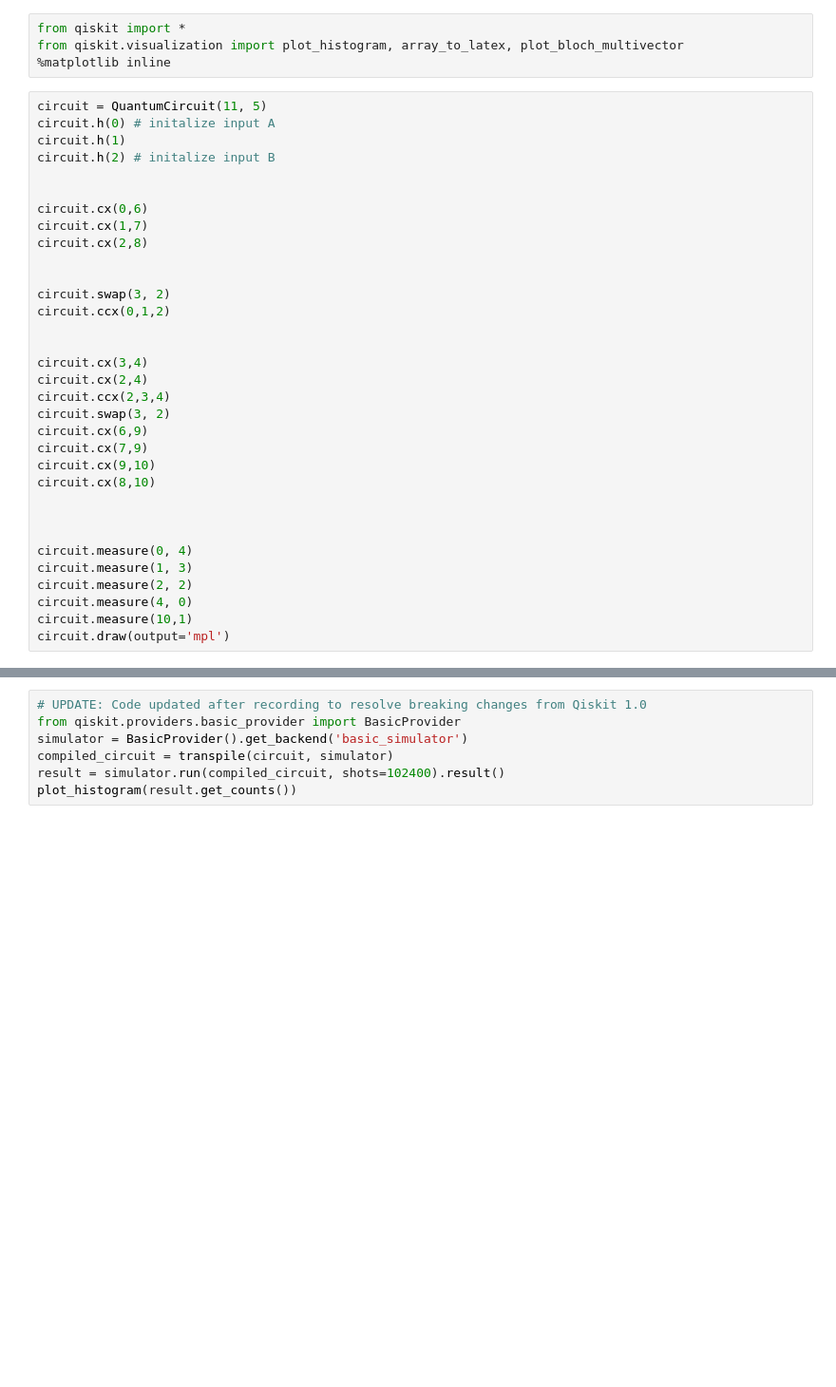
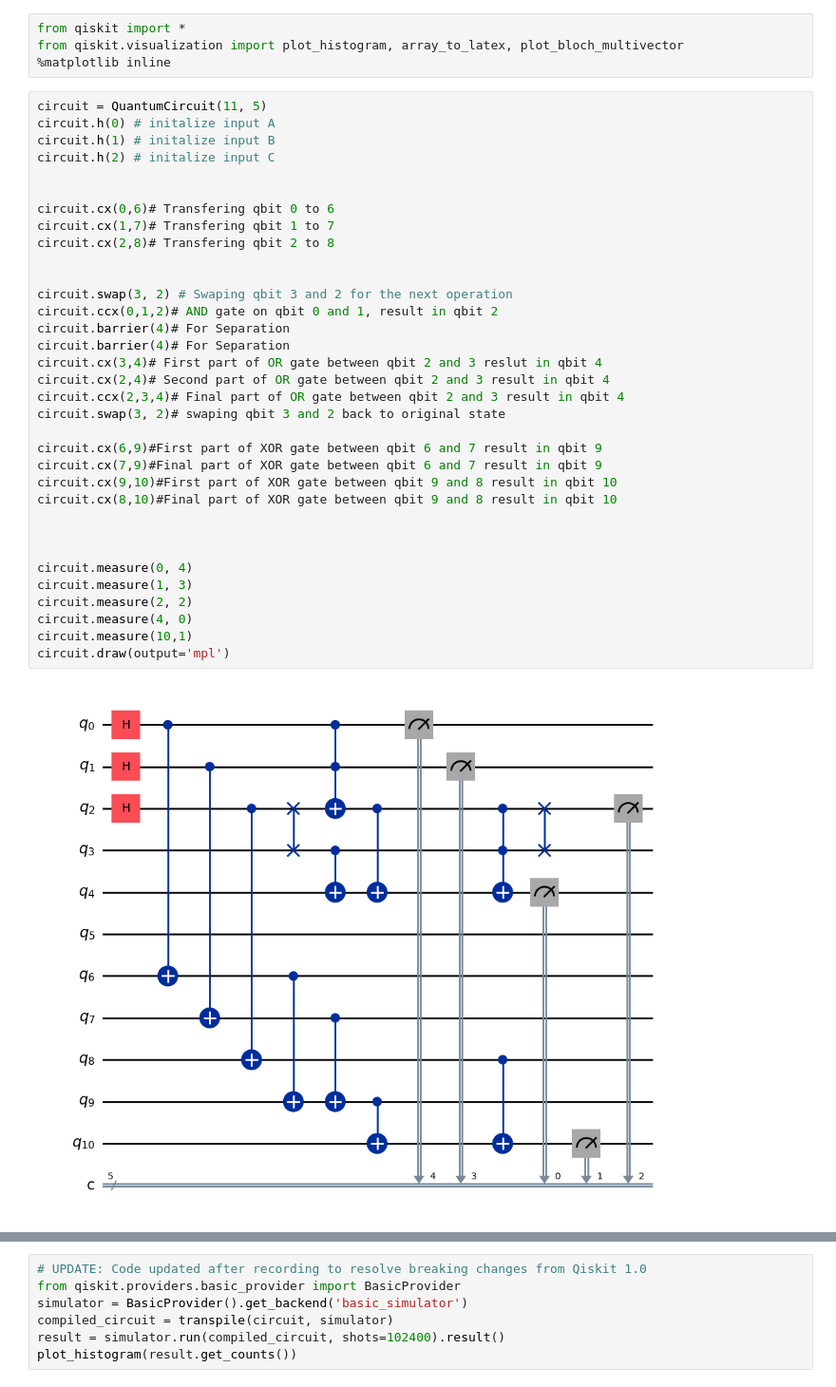
Before and after one commit to ArhamAkhtarAlam/quantum-computing-fundamentals-2833097-copy, a Jupyter notebook: QI/Full adder without barriers.ipynb, the cells around one changed output, grey strips where cells are left out. Shown: that part at 95% size. Drawn from its saved outputs; the diff is of its cells as text; blank space fills up the shorter version.

```diff
--- a/QI/Full adder without barriers.ipynb
+++ b/QI/Full adder without barriers.ipynb
@@ -5,33 +5,36 @@ from qiskit.visualization import plot_histogram, array_to_latex, plot_bloch_mult
 # %%
 circuit = QuantumCircuit(11, 5)
 circuit.h(0) # initalize input A
-circuit.h(1)
-circuit.h(2) # initalize input B
+circuit.h(1) # initalize input B
+circuit.h(2) # initalize input C
 
 
-circuit.cx(0,6)
-circuit.cx(1,7)
-circuit.cx(2,8)
+circuit.cx(0,6)# Transfering qbit 0 to 6
+circuit.cx(1,7)# Transfering qbit 1 to 7
+circuit.cx(2,8)# Transfering qbit 2 to 8
 
 
-circuit.swap(3, 2)
-circuit.ccx(0,1,2)
+circuit.swap(3, 2) # Swaping qbit 3 and 2 for the next operation
+circuit.ccx(0,1,2)# AND gate on qbit 0 and 1, result in qbit 2
+circuit.barrier(4)# For Separation
+circuit.barrier(4)# For Separation
+circuit.cx(3,4)# First part of OR gate between qbit 2 and 3 reslut in qbit 4
+circuit.cx(2,4)# Second part of OR gate between qbit 2 and 3 result in qbit 4
+circuit.ccx(2,3,4)# Final part of OR gate between qbit 2 and 3 result in qbit 4
+circuit.swap(3, 2)# swaping qbit 3 and 2 back to original state
 
-
-circuit.cx(3,4)
-circuit.cx(2,4)
-circuit.ccx(2,3,4)
-circuit.swap(3, 2)
-circuit.cx(6,9)
-circuit.cx(7,9)
-circuit.cx(9,10)
-circuit.cx(8,10)
+circuit.cx(6,9)#First part of XOR gate between qbit 6 and 7 result in qbit 9
+circuit.cx(7,9)#Final part of XOR gate between qbit 6 and 7 result in qbit 9
+circuit.cx(9,10)#First part of XOR gate between qbit 9 and 8 result in qbit 10
+circuit.cx(8,10)#Final part of XOR gate between qbit 9 and 8 result in qbit 10
 
 
 
 circuit.measure(0, 4)
 circuit.measure(1, 3)
 circuit.measure(2, 2)
 circuit.measure(4, 0)
 circuit.measure(10,1)
 circuit.draw(output='mpl')
+# %% [output]
+[figure, added]
```
Also changed, not shown: parts of 1 cell of this notebook, 1 other file.
